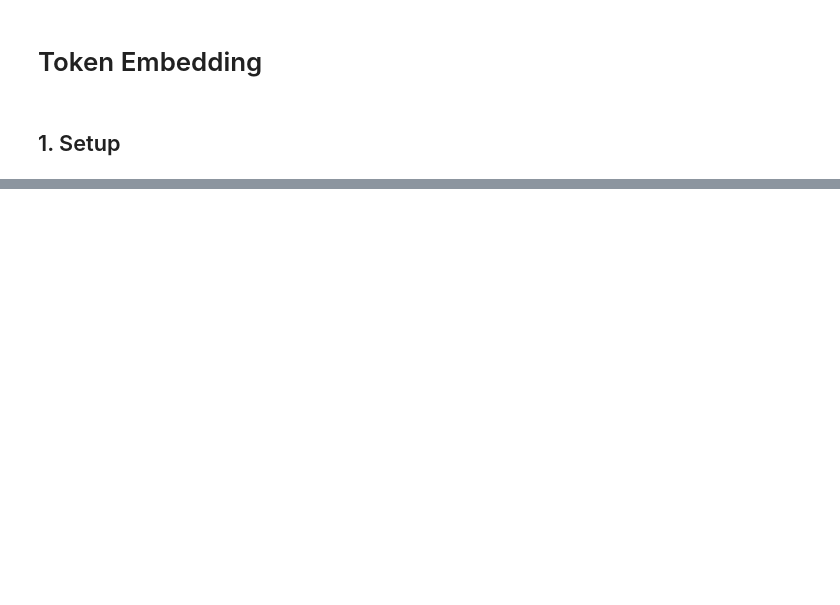
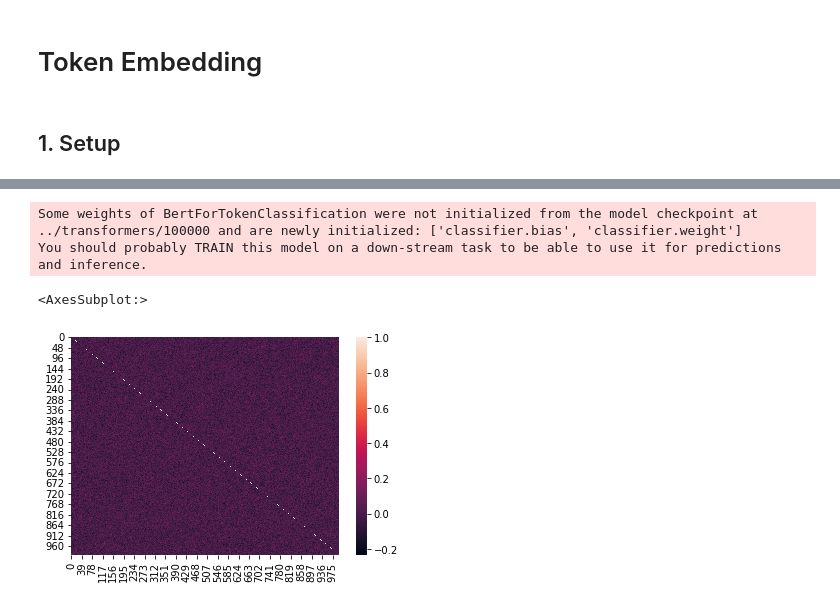
Before and after one commit to respect5716/language-model-distillation, a Jupyter notebook: notebook/01-token-embedding.ipynb, the cells around one changed output, grey strips where cells are left out. Drawn from its saved outputs; the diff is of its cells as text; code cells hidden in the pictures; blank space fills up the shorter version.

Commit message:
Update token_cluster

```diff
--- a/notebook/01-token-embedding.ipynb
+++ b/notebook/01-token-embedding.ipynb
@@ -157,0 +86,7 @@ tensor([1.9240e-01, 1.3758e-01, 1.1031e-01, 1.0508e-01, 1.0476e-01, 7.2238e-02,
+# %%
+student = AutoModelForTokenClassification.from_pretrained('../transformers/100000')
+# %% [output]
+Some weights of BertForTokenClassification were not initialized from the model checkpoint at ../transformers/100000 and are newly initialized: ['classifier.bias', 'classifier.weight']
+You should probably TRAIN this model on a down-stream task to be able to use it for predictions and inference.
+# %%
+w = student.classifier.weight
@@ -157,0 +95,7 @@ tensor([1.9240e-01, 1.3758e-01, 1.1031e-01, 1.0508e-01, 1.0476e-01, 7.2238e-02,
+# %%
+cossim = F.cosine_similarity(w.unsqueeze(1), w.unsqueeze(0), dim=-1)
+# %%
+sns.heatmap(cossim)
+# %% [output]
+<AxesSubplot:>
+[figure, added]
```
Also changed, not shown: parts of 54 cells of this notebook, 8 other files.
